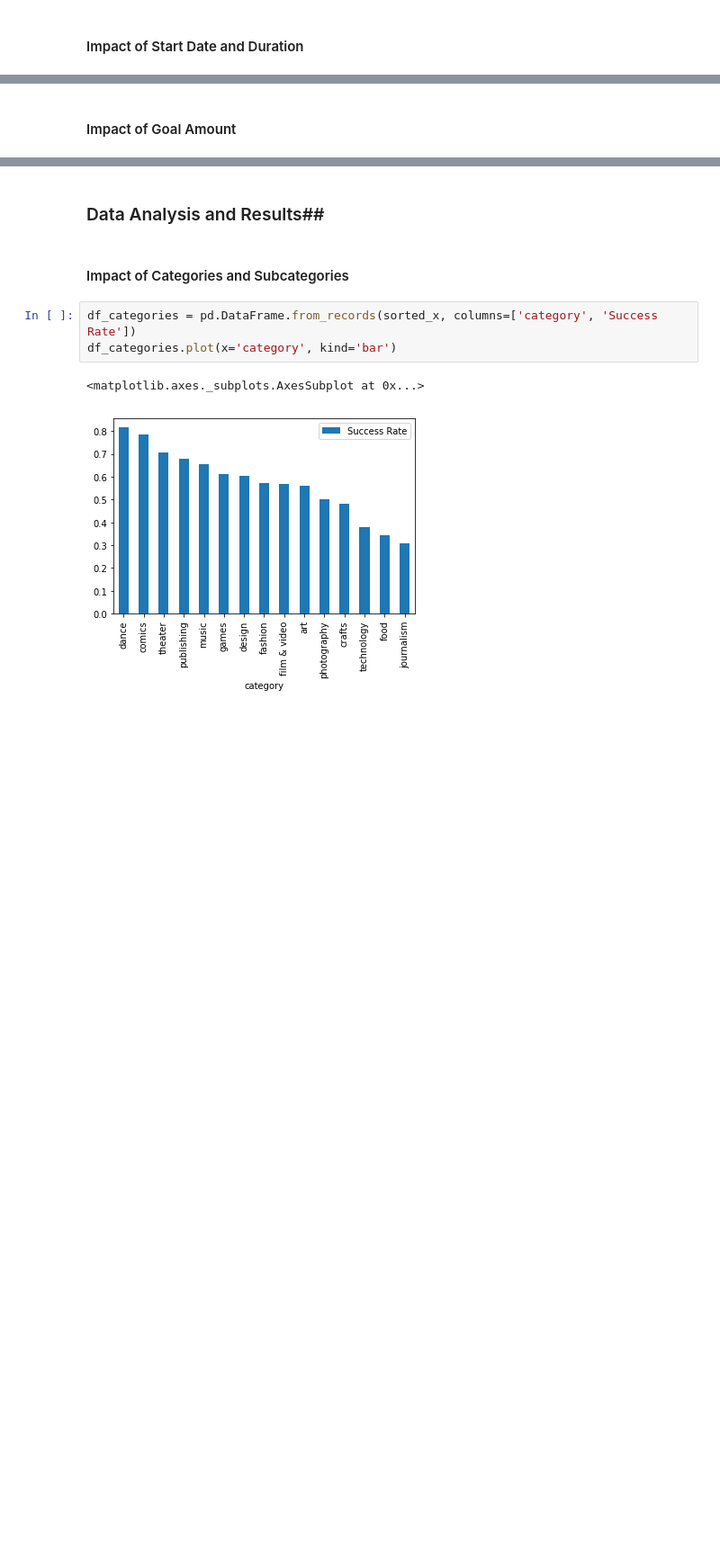
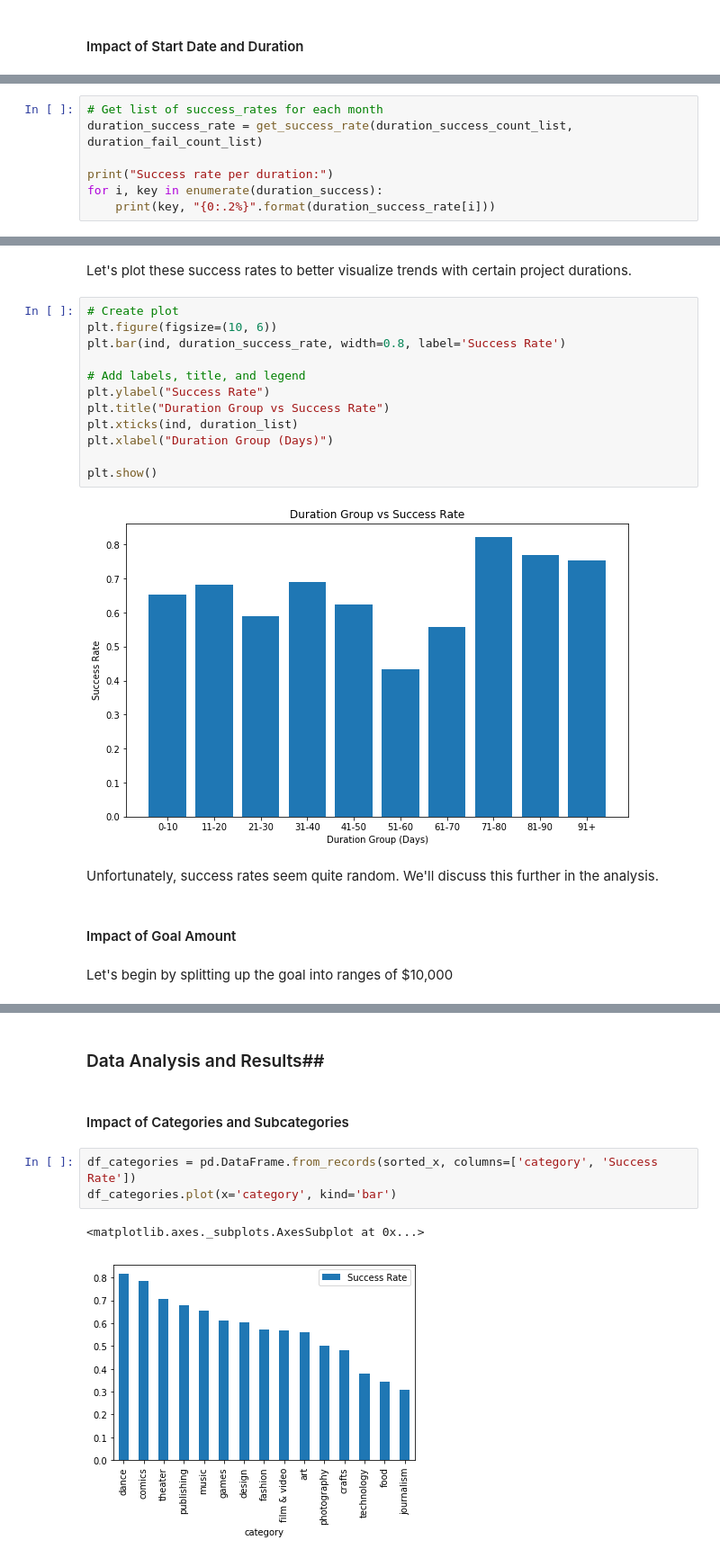
Before and after one commit to DP-20/Cogs108, a Jupyter notebook: Final Project.ipynb, the cells around one changed output, grey strips where cells are left out. Shown: that part at 90% size. Drawn from its saved outputs; the diff is of its cells as text; blank space fills up the shorter version.

```diff
--- a/Final Project.ipynb
+++ b/Final Project.ipynb
@@ -561,0 +664,7 @@ See: http://matplotlib.org/users/legend_guide.html#creating-artists-specifically
+# %%
+# Get list of success_rates for each month
+duration_success_rate = get_success_rate(duration_success_count_list, duration_fail_count_list)
+
+print("Success rate per duration:")
+for i, key in enumerate(duration_success):
+    print(key, "{0:.2%}".format(duration_success_rate[i]))
@@ -562,3 +683,23 @@ See: http://matplotlib.org/users/legend_guide.html#creating-artists-specifically
+# %% [markdown]
+Let's plot these success rates to better visualize trends with certain project durations.
+# %%
+# Create plot
+plt.figure(figsize=(10, 6))
+plt.bar(ind, duration_success_rate, width=0.8, label='Success Rate')
+
+# Add labels, title, and legend
+plt.ylabel("Success Rate")
+plt.title("Duration Group vs Success Rate")
+plt.xticks(ind, duration_list)
+plt.xlabel("Duration Group (Days)")
+
+plt.show()
+# %% [output]
+[figure, added]
+# %% [markdown]
+Unfortunately, success rates seem quite random. We'll discuss this further in the analysis.
 # %% [markdown]
 #### Impact of Goal Amount
+# %% [markdown]
+Let's begin by splitting up the goal into ranges of $10,000
 # %%
```
Also changed, not shown: parts of 82 cells of this notebook.
